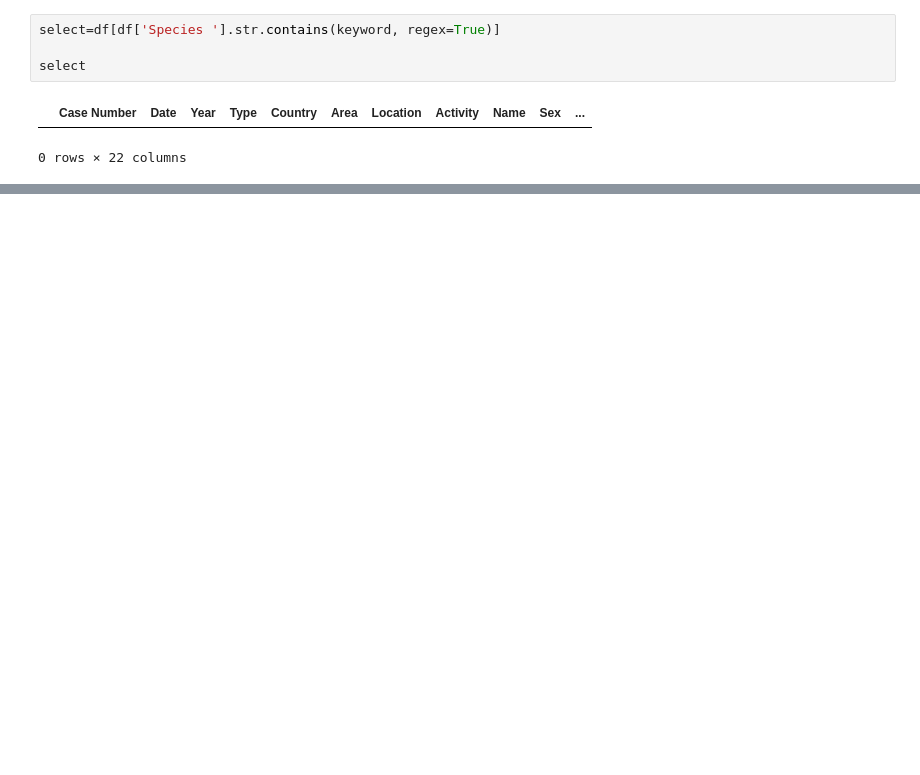
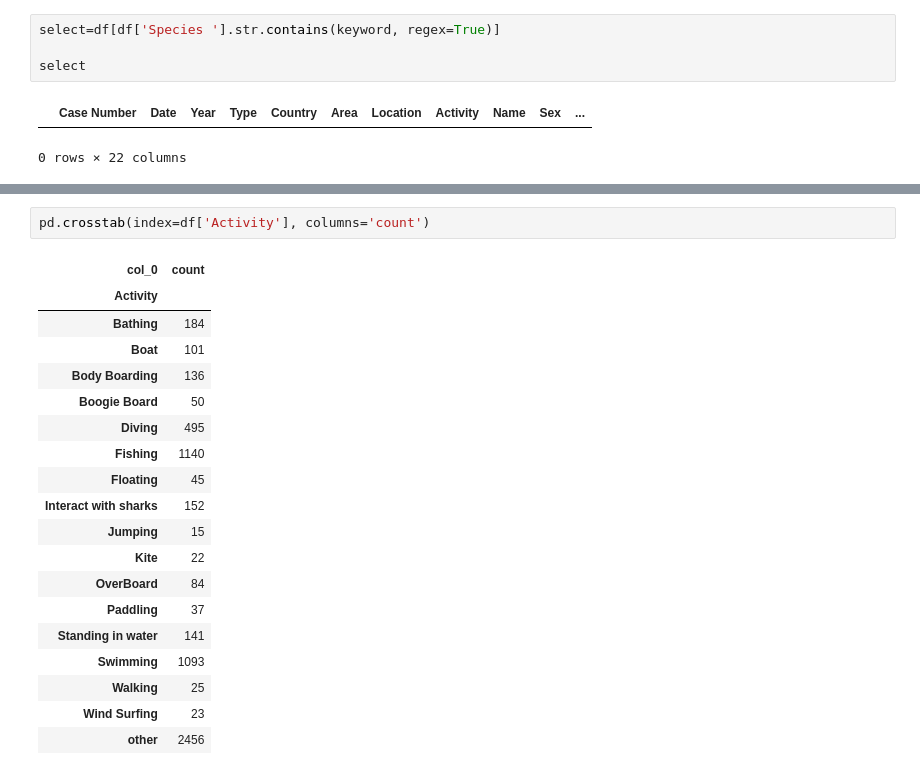
Before and after one commit to Varoo97/Proyecto-Tiburones-limpieza-, a Jupyter notebook: Proyecto limpieza tiburones.ipynb, the cells around one changed output, grey strips where cells are left out. Drawn from its saved outputs; the diff is of its cells as text; blank space fills up the shorter version.

```diff
--- a/Proyecto limpieza tiburones.ipynb
+++ b/Proyecto limpieza tiburones.ipynb
@@ -697,0 +795,22 @@ select
+# %%
+pd.crosstab(index=df['Activity'], columns='count')
+# %% [output]
+| col_0 | count |
+| Activity |  |
+| Bathing | 184 |
+| Boat | 101 |
+| Body Boarding | 136 |
+| Boogie Board | 50 |
+| Diving | 495 |
+| Fishing | 1140 |
+| Floating | 45 |
+| Interact with sharks | 152 |
+| Jumping | 15 |
+| Kite | 22 |
+| OverBoard | 84 |
+| Paddling | 37 |
+| Standing in water | 141 |
+| Swimming | 1093 |
+| Walking | 25 |
+| Wind Surfing | 23 |
+| other | 2456 |
```
Also changed, not shown: parts of 26 cells of this notebook.
